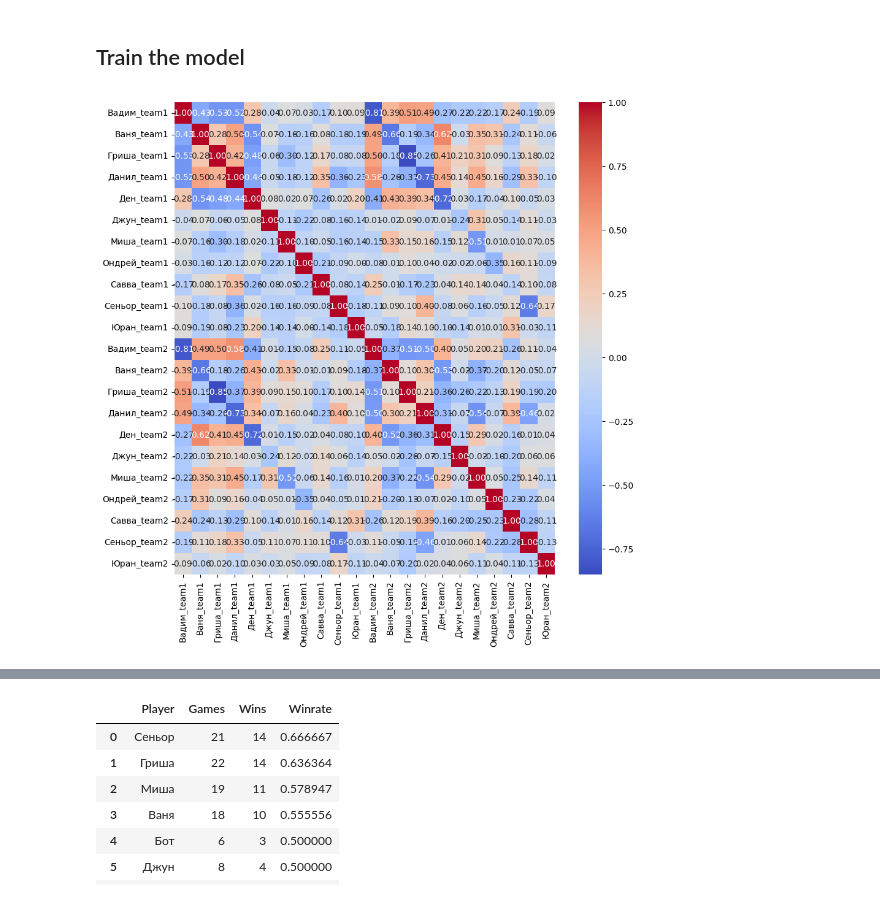
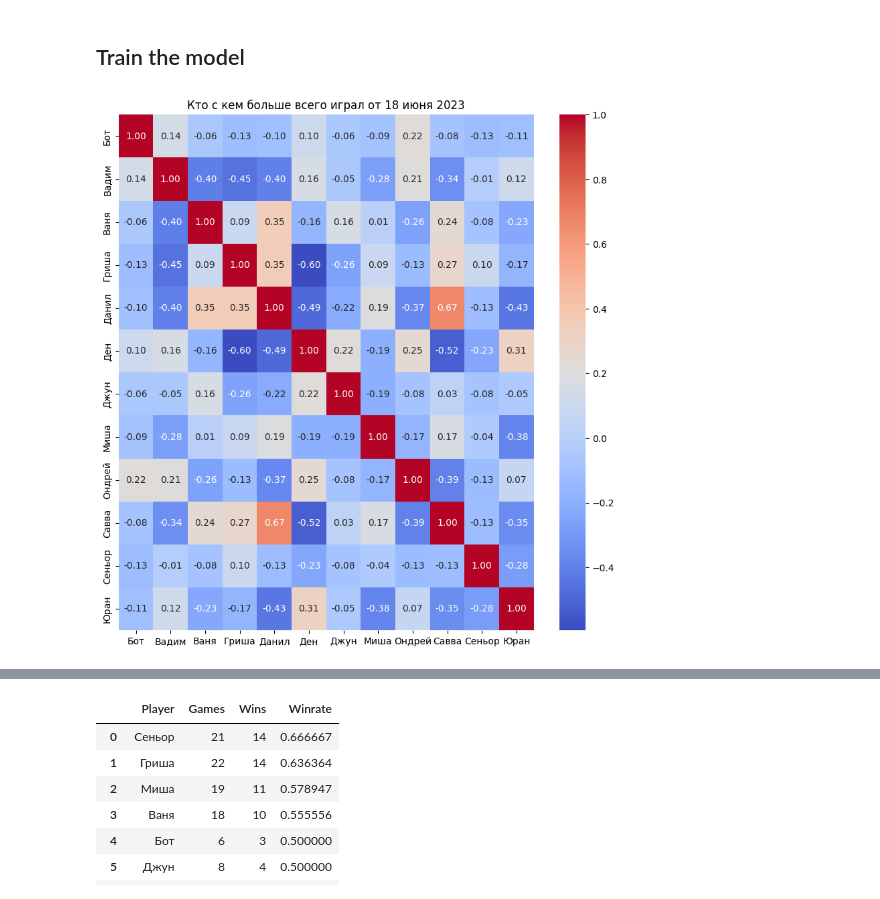
Before and after one commit to aprozo/team_split, a Jupyter notebook: train.ipynb, the cells around one changed output, grey strips where cells are left out. Saved outputs shown, nothing was run; the diff lists cells and outputs as text; code cells hidden in the pictures.

```diff
--- a/train.ipynb
+++ b/train.ipynb
@@ -36,9 +48,10 @@ columnsTeam2 = ["Player5","Player6","Player7","Player8"]
 dataset["Map"] = dataset["Map"].str.lower() # convert all maps to lower case
 dataset['Date'] = pd.to_datetime(dataset['Date'],format='%d.%m.%Y') # convert date to datetime
 dataset=dataset.drop_duplicates(subset=['Date','Map']) # drop duplicates with same date and map
+
+dataset.drop(columns=['link','Recorder','vs'],   inplace=True) # drop columns that are not needed
+dataset.dropna(subset=['TeamWon'], inplace=True) # drop entries with no map
 dataset.to_csv('new_data.csv',index=False) # save the new dataset
-dataset.drop(columns=['link','Recorder','vs'],   inplace=True) # drop columns that are not needed
-
 #  drop entries which were played before the start date
 if timeStart != '':
     dataset = dataset[dataset['Date'] >= timeStart]
@@ -112,12 +125,8 @@ def drop_players(row):
         if player in row.values:
             return False
     return True
-
 dataset.drop(dataset[~dataset.apply(drop_players, axis=1)].index, inplace=True)
-
 players = np.unique(dataset[["Player1","Player2","Player3","Player4","Player5","Player6","Player7","Player8"]].values)
 
-#  delete "Bot" from list
-players = players[players != 'Бот']
 players
 # %% [output]
@@ -126,4 +135,4 @@ array(['Вадим', 'Ваня', 'Гриша', 'Данил', 'Ден', 'Джун
 # %%
-# randonly assign 1 or 2 to TeamWon column
-dataset["TeamWon"] = np.random.randint(1, 3, dataset.shape[0])
-dataset
+# # randonly assign 1 or 2 to TeamWon column
+# dataset["TeamWon"] = np.random.randint(1, 3, dataset.shape[0])
+# dataset
@@ -221,7 +194,7 @@ dataset
 #  add data with swapped players to lower values of absent players
 swapped = dataset.copy()
 swapped[columnsTeam1+columnsTeam2] = swapped[columnsTeam2+columnsTeam1]
-# dataset = pd.concat([dataset, swapped])
+dataset = pd.concat([dataset, swapped])
 # %%
 # # plot individual player winrate during some period
 # import matplotlib.pyplot as plt
@@ -259,15 +232,22 @@ swapped[columnsTeam1+columnsTeam2] = swapped[columnsTeam2+columnsTeam1]
 ## Train the model
 # %%
 # plot  correlation between  players who won together
-
-players = [player+"_team1" for player in players] + [player+"_team2" for player in players]
+players_1team =  [player+"_team1" for player in players]
 
 #  correlation between  players who won together
-correlation = dataset[players].corr()
+correlation = dataset[players_1team].corr()
+# remove _team1 from the column names
+correlation.columns = [col[:-6] for col in correlation.columns]
+correlation.index = [col[:-6] for col in correlation.index]
+
 plt.figure(figsize=(10, 10))
+#  plot correlation matrix wit z title
+sns.heatmap(correlation, annot=True, cmap="coolwarm", fmt=".2f")
 
-sns.heatmap(correlation, annot=True, fmt=".2f", cmap='coolwarm')
+plt.title('Кто с кем больше всего играл от 18 июня 2023')
+
+
 plt.show()
 # %% [output]
-[figure, old version]
+[figure, new version]
 # %%
```
Also changed, not shown: parts of 20 cells of this notebook, 2 other files.
